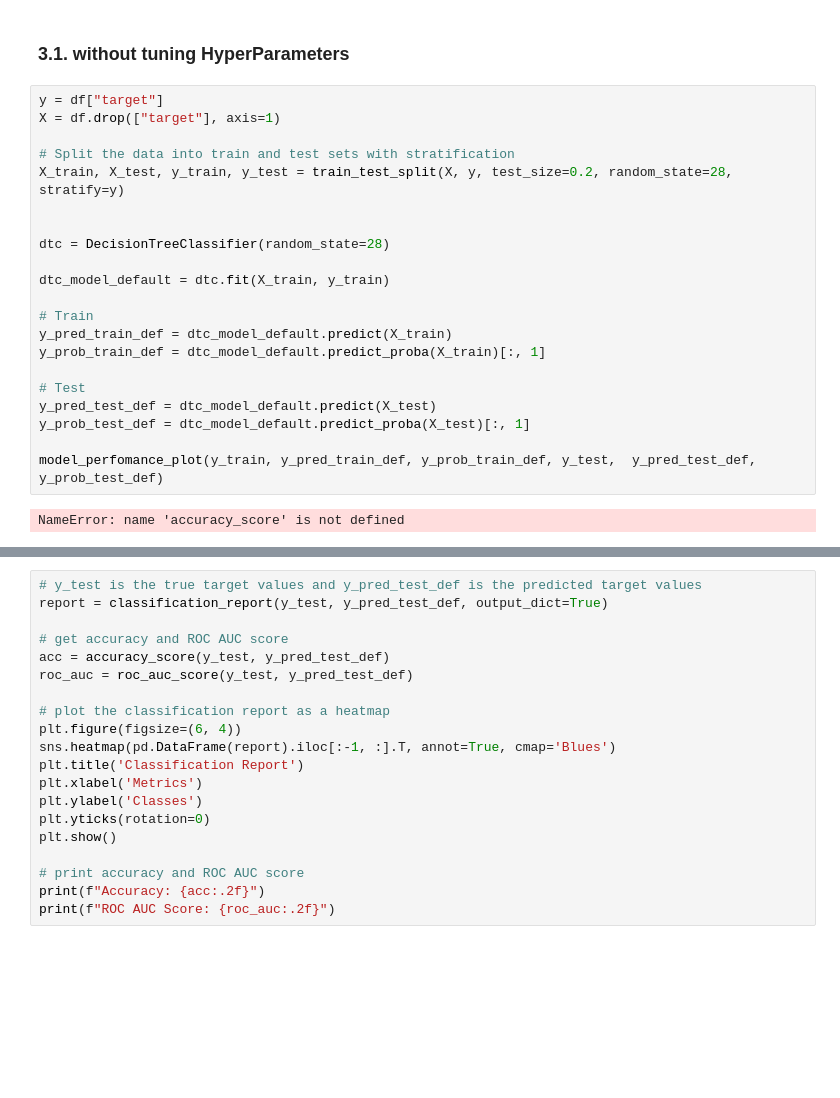
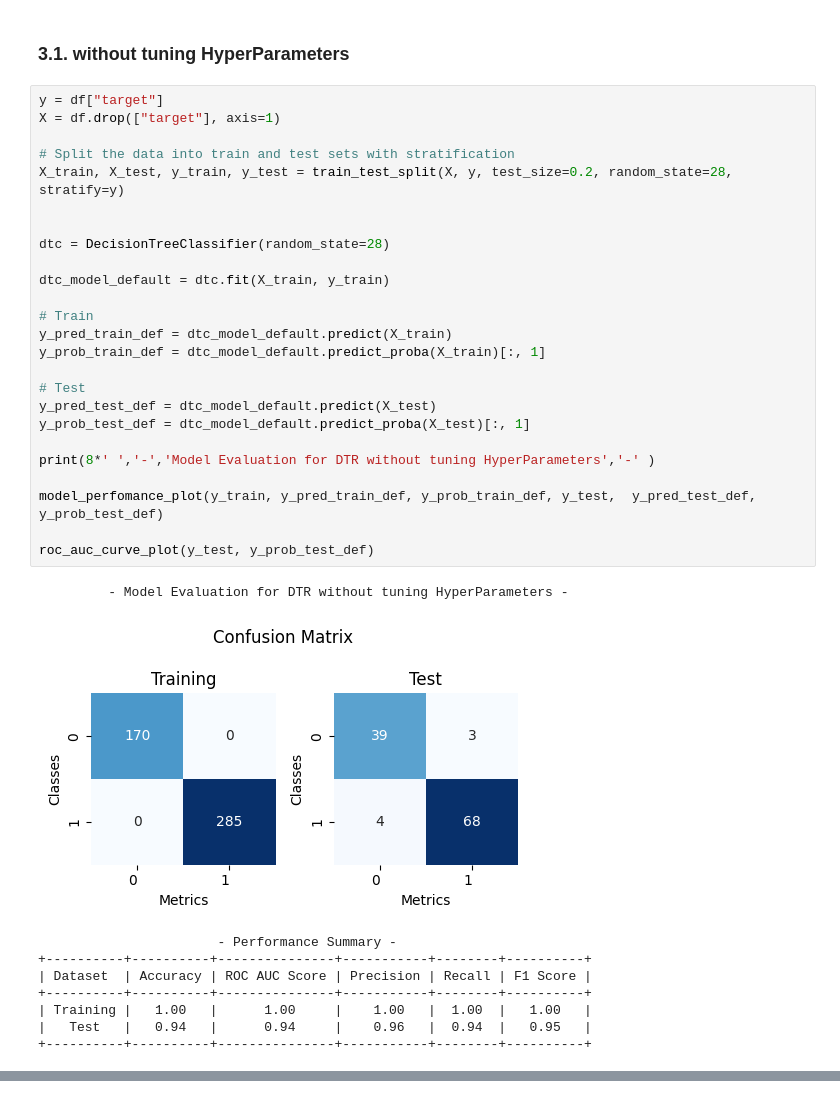
Before and after one commit to hakankopal/machine-learning-notes, a Jupyter notebook: supervised-learning/classification-models/01_decision_tree_classifier.ipynb, the cells around one changed output, grey strips where cells are left out. Cells and saved outputs as stored; diff of their text form; blank space fills up the shorter version.

```diff
--- a/supervised-learning/classification-models/01_decision_tree_classifier.ipynb
+++ b/supervised-learning/classification-models/01_decision_tree_classifier.ipynb
@@ -63,23 +63,35 @@ print(df.head())
 # %%
 y = df["target"]
 X = df.drop(["target"], axis=1)
 
 # Split the data into train and test sets with stratification
 X_train, X_test, y_train, y_test = train_test_split(X, y, test_size=0.2, random_state=28, stratify=y)
 
 
 dtc = DecisionTreeClassifier(random_state=28)
 
 dtc_model_default = dtc.fit(X_train, y_train)
 
 # Train
 y_pred_train_def = dtc_model_default.predict(X_train)
 y_prob_train_def = dtc_model_default.predict_proba(X_train)[:, 1]
 
 # Test
 y_pred_test_def = dtc_model_default.predict(X_test)
 y_prob_test_def = dtc_model_default.predict_proba(X_test)[:, 1]
 
+print(8*' ','-','Model Evaluation for DTR without tuning HyperParameters','-' )
+
 model_perfomance_plot(y_train, y_pred_train_def, y_prob_train_def, y_test,  y_pred_test_def, y_prob_test_def)
+
+roc_auc_curve_plot(y_test, y_prob_test_def)
 # %% [output]
-NameError: name 'accuracy_score' is not defined
+         - Model Evaluation for DTR without tuning HyperParameters -
+[figure, added]
+                       - Performance Summary -
++----------+----------+---------------+-----------+--------+----------+
+| Dataset  | Accuracy | ROC AUC Score | Precision | Recall | F1 Score |
++----------+----------+---------------+-----------+--------+----------+
+| Training |   1.00   |      1.00     |    1.00   |  1.00  |   1.00   |
+|   Test   |   0.94   |      0.94     |    0.96   |  0.94  |   0.95   |
++----------+----------+---------------+-----------+--------+----------+
@@ -86,23 +99,3 @@ NameError: name 'accuracy_score' is not defined
-# %%
-# y_test is the true target values and y_pred_test_def is the predicted target values
-report = classification_report(y_test, y_pred_test_def, output_dict=True)
-
-# get accuracy and ROC AUC score
-acc = accuracy_score(y_test, y_pred_test_def)
-roc_auc = roc_auc_score(y_test, y_pred_test_def)
-
-# plot the classification report as a heatmap
-plt.figure(figsize=(6, 4))
-sns.heatmap(pd.DataFrame(report).iloc[:-1, :].T, annot=True, cmap='Blues')
-plt.title('Classification Report')
-plt.xlabel('Metrics')
-plt.ylabel('Classes')
-plt.yticks(rotation=0)
-plt.show()
-
-# print accuracy and ROC AUC score
-print(f"Accuracy: {acc:.2f}")
-print(f"ROC AUC Score: {roc_auc:.2f}")
 # %%
 dtc = DecisionTreeClassifier(random_state=28)
 
```
Also changed, not shown: parts of 4 cells of this notebook, 1 other file.
